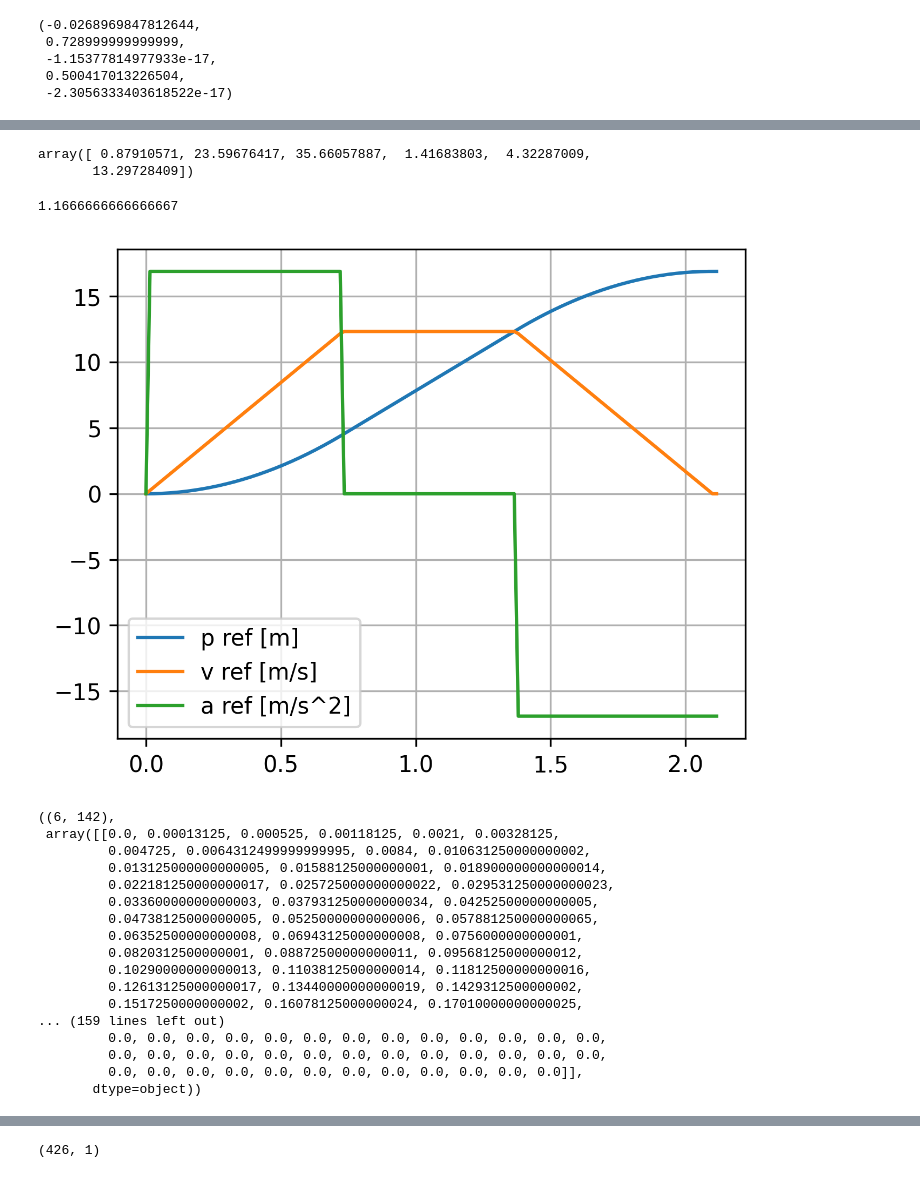
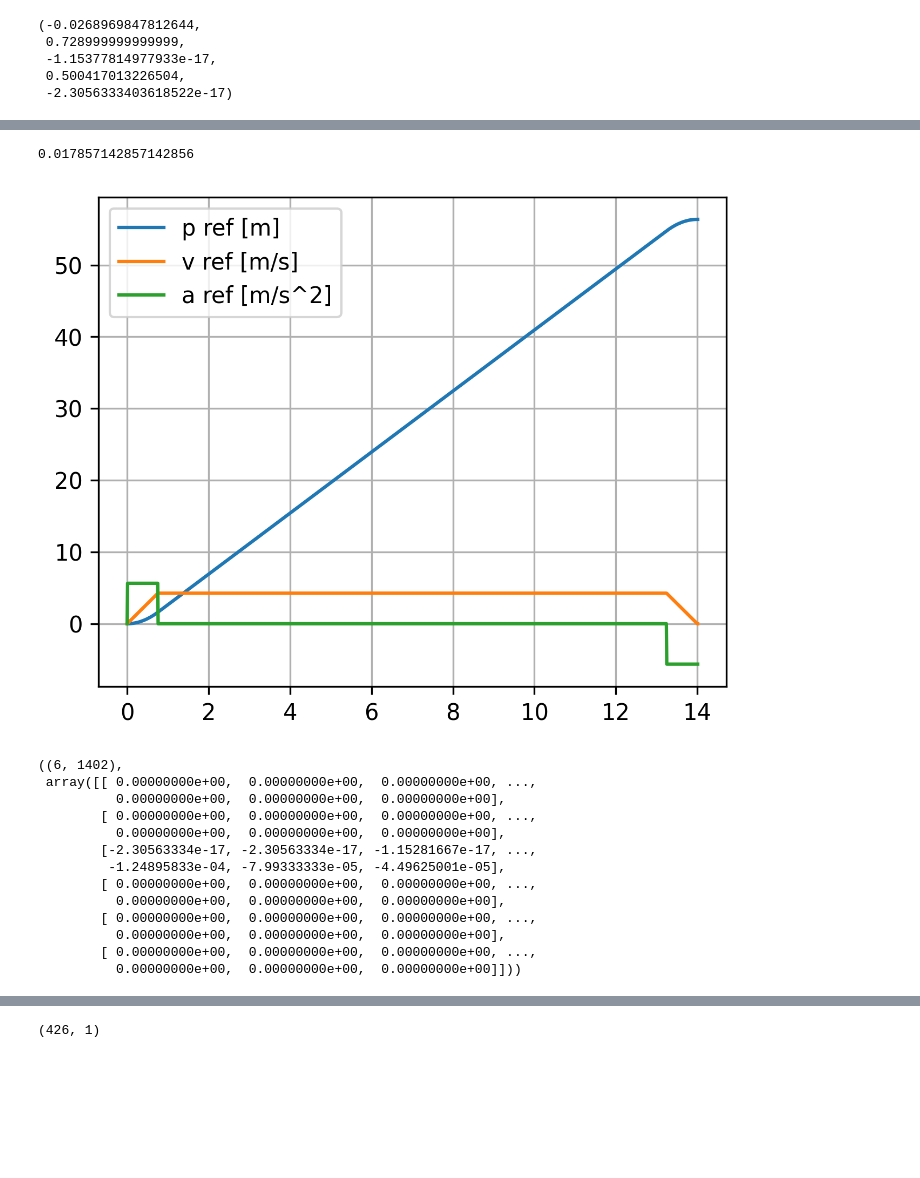
Before and after one commit to ssc166/joint_control, a Jupyter notebook: src/control_1/IK_3link.ipynb, the cells around one changed output, grey strips where cells are left out. Saved outputs shown, nothing was run; the diff lists cells and outputs as text; code cells hidden in the pictures; blank space fills up the shorter version.

```diff
--- a/src/control_1/IK_3link.ipynb
+++ b/src/control_1/IK_3link.ipynb
@@ -359,62 +290,53 @@ array([[[0, 0, 0, 1, 0, 0],
-# %%
-K_list[0][1]
-# %% [output]
-array([ 0.87910571, 23.59676417, 35.66057887,  1.41683803,  4.32287009,
-       13.29728409])
 # %%
 # Rough 한 조건식
-vmax_ = 2/3.6
-t_ = 2.1# sec
+vmax_ = 1/3.6
+t_ = 14# sec
 
 target_pos = vmax_*t_
 v = vmax_/target_pos
 a = v/4
-target_pos
+a
 # %% [output]
-1.1666666666666667
+0.017857142857142856
 # %%
-t_s, traj_s = Trapezoidal_Traj_Gen_Given_Amax_and_T(1,2.1,0.015)
+t_s, traj_s = Trapezoidal_Traj_Gen_Given_Amax_and_T(0.1,14,0.01)
 
 phi_traj = traj_s/ 0.069
 
 pl.figure(1, figsize=(5,4), dpi=300)
 pl.plot(t_s, phi_traj*target_pos)
 pl.legend(['p ref [m]', 'v ref [m/s]', 'a ref [m/s^2]'], loc='best')
 pl.grid()
 
 print('Vmax :', max(traj_s[:,1])*target_pos*3.6, 'km/r and Amax:', max(traj_s[:,2])*target_pos/9.81, 'g')
 # %% [output]
-[figure, old version]
+[figure, new version]
 # %%
 q = sp.Matrix([[theta_w], [theta_1], [theta_2]])
 
 theta_w_des = traj_s[:,0]*target_pos
 theta_wdot_des = traj_s[:,1]*target_pos
-theta_2_des = l_list.T # using acceleration as xl_des
+theta_2_des = theta_Plist.T # using acceleration as xl_des
 zeros = np.zeros(len(traj_s))
-Xdes = theta_w_des
+Xdes = zeros
 Xdes = np.vstack((Xdes, zeros))
 #Xdes = np.vstack((Xdes, zeros))
 Xdes = np.vstack((Xdes, theta_2_des))
-Xdes = np.vstack((Xdes, theta_wdot_des))
+Xdes = np.vstack((Xdes, zeros))
 Xdes = np.vstack((Xdes, zeros))
 Xdes = np.vstack((Xdes, zeros))
 Xdes.shape, Xdes
 # %% [output]
-((6, 142),
- array([[0.0, 0.00013125, 0.000525, 0.00118125, 0.0021, 0.00328125,
-         0.004725, 0.0064312499999999995, 0.0084, 0.010631250000000002,
-         0.013125000000000005, 0.01588125000000001, 0.018900000000000014,
-         0.022181250000000017, 0.025725000000000022, 0.029531250000000023,
-         0.03360000000000003, 0.037931250000000034, 0.04252500000000005,
-         0.04738125000000005, 0.05250000000000006, 0.057881250000000065,
-         0.06352500000000008, 0.06943125000000008, 0.0756000000000001,
-         0.0820312500000001, 0.08872500000000011, 0.09568125000000012,
-         0.10290000000000013, 0.11038125000000014, 0.11812500000000016,
-         0.12613125000000017, 0.13440000000000019, 0.1429312500000002,
-         0.1517250000000002, 0.16078125000000024, 0.17010000000000025,
-... (159 lines left out)
-         0.0, 0.0, 0.0, 0.0, 0.0, 0.0, 0.0, 0.0, 0.0, 0.0, 0.0, 0.0, 0.0,
-         0.0, 0.0, 0.0, 0.0, 0.0, 0.0, 0.0, 0.0, 0.0, 0.0, 0.0, 0.0, 0.0,
-         0.0, 0.0, 0.0, 0.0, 0.0, 0.0, 0.0, 0.0, 0.0, 0.0, 0.0, 0.0]],
-       dtype=object))
+((6, 1402),
+ array([[ 0.00000000e+00,  0.00000000e+00,  0.00000000e+00, ...,
+          0.00000000e+00,  0.00000000e+00,  0.00000000e+00],
+        [ 0.00000000e+00,  0.00000000e+00,  0.00000000e+00, ...,
+          0.00000000e+00,  0.00000000e+00,  0.00000000e+00],
+        [-2.30563334e-17, -2.30563334e-17, -1.15281667e-17, ...,
+         -1.24895833e-04, -7.99333333e-05, -4.49625001e-05],
+        [ 0.00000000e+00,  0.00000000e+00,  0.00000000e+00, ...,
+          0.00000000e+00,  0.00000000e+00,  0.00000000e+00],
+        [ 0.00000000e+00,  0.00000000e+00,  0.00000000e+00, ...,
+          0.00000000e+00,  0.00000000e+00,  0.00000000e+00],
+        [ 0.00000000e+00,  0.00000000e+00,  0.00000000e+00, ...,
+          0.00000000e+00,  0.00000000e+00,  0.00000000e+00]]))
```
Also changed, not shown: parts of 47 cells of this notebook, 2 other files.
